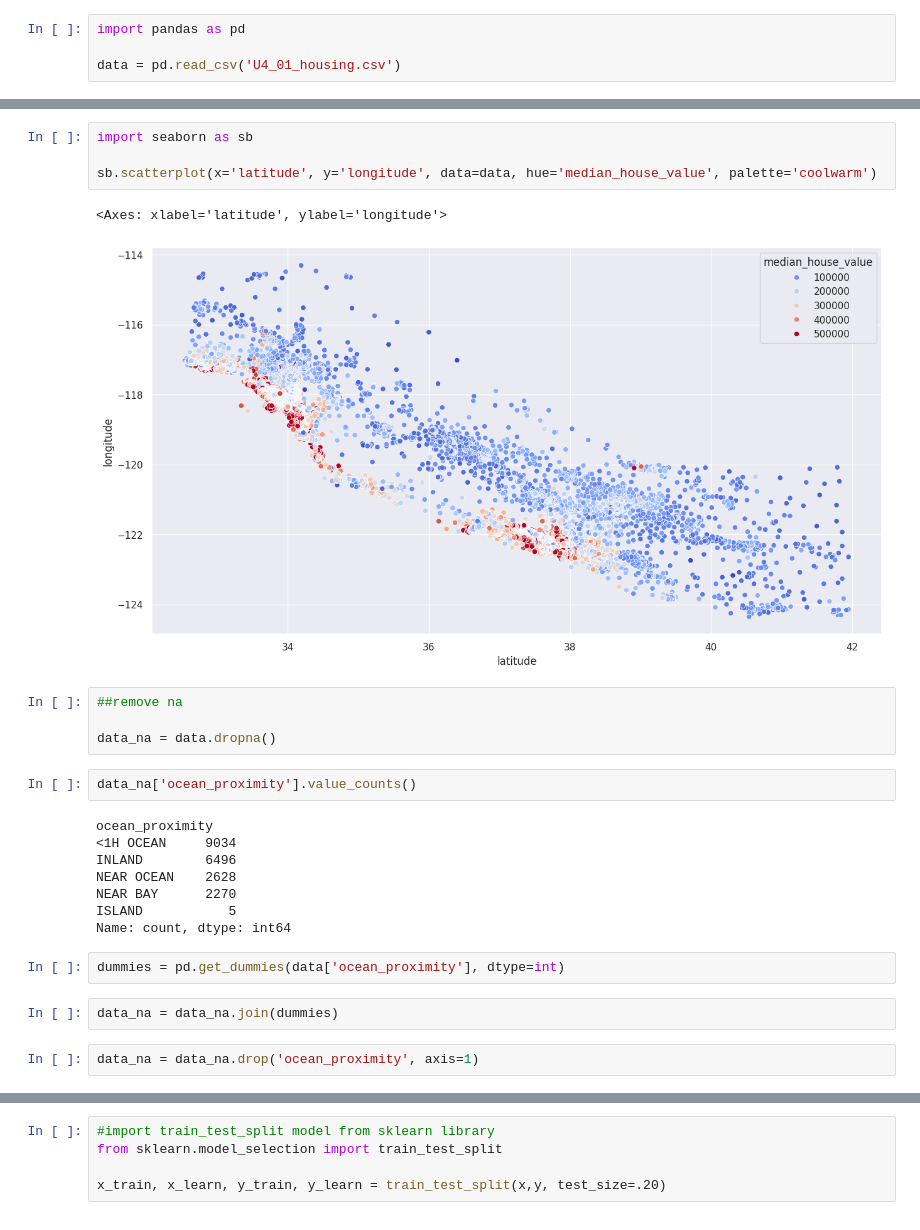
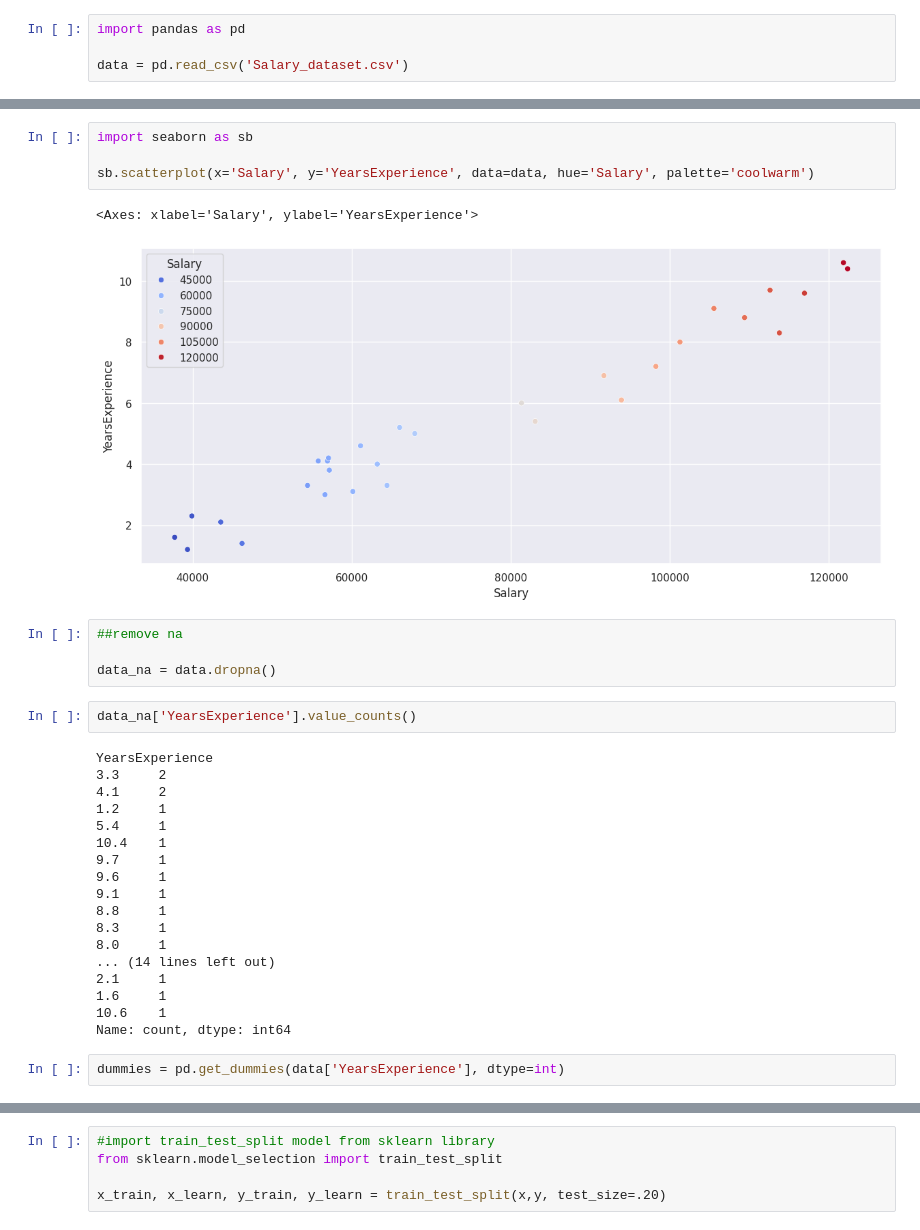
Before and after one commit to abdulsidibe/Cousera-test, a Jupyter notebook: Copy_of_Linear_Regression_exercise.ipynb, the cells around one changed output, grey strips where cells are left out. Saved outputs shown, nothing was run; the diff lists cells and outputs as text.

```diff
--- a/Copy_of_Linear_Regression_exercise.ipynb
+++ b/Copy_of_Linear_Regression_exercise.ipynb
@@ -3,7 +3,7 @@
 # %%
 import pandas as pd
 
-data = pd.read_csv('U4_01_housing.csv')
+data = pd.read_csv('Salary_dataset.csv')
 # %%
 data.info()
 # %% [output]
@@ -85,28 +81,34 @@ array([[<Axes: title={'center': 'longitude'}>,
 # %%
 import seaborn as sb
 
-sb.scatterplot(x='latitude', y='longitude', data=data, hue='median_house_value', palette='coolwarm')
+sb.scatterplot(x='Salary', y='YearsExperience', data=data, hue='Salary', palette='coolwarm')
 # %% [output]
-<Axes: xlabel='latitude', ylabel='longitude'>
+<Axes: xlabel='Salary', ylabel='YearsExperience'>
-[figure, old version]
+[figure, new version]
 # %%
 ##remove na
 
 data_na = data.dropna()
 # %%
-data_na['ocean_proximity'].value_counts()
+data_na['YearsExperience'].value_counts()
 # %% [output]
-ocean_proximity
-<1H OCEAN     9034
-INLAND        6496
-NEAR OCEAN    2628
-NEAR BAY      2270
-ISLAND           5
+YearsExperience
+3.3     2
+4.1     2
+1.2     1
+5.4     1
+10.4    1
+9.7     1
+9.6     1
+9.1     1
+8.8     1
+8.3     1
+8.0     1
+... (14 lines left out)
+2.1     1
+1.6     1
+10.6    1
 Name: count, dtype: int64
 # %%
-dummies = pd.get_dummies(data['ocean_proximity'], dtype=int)
+dummies = pd.get_dummies(data['YearsExperience'], dtype=int)
-# %%
-data_na = data_na.join(dummies)
-# %%
-data_na = data_na.drop('ocean_proximity', axis=1)
 # %%
```
Also changed, not shown: parts of 16 cells of this notebook.
